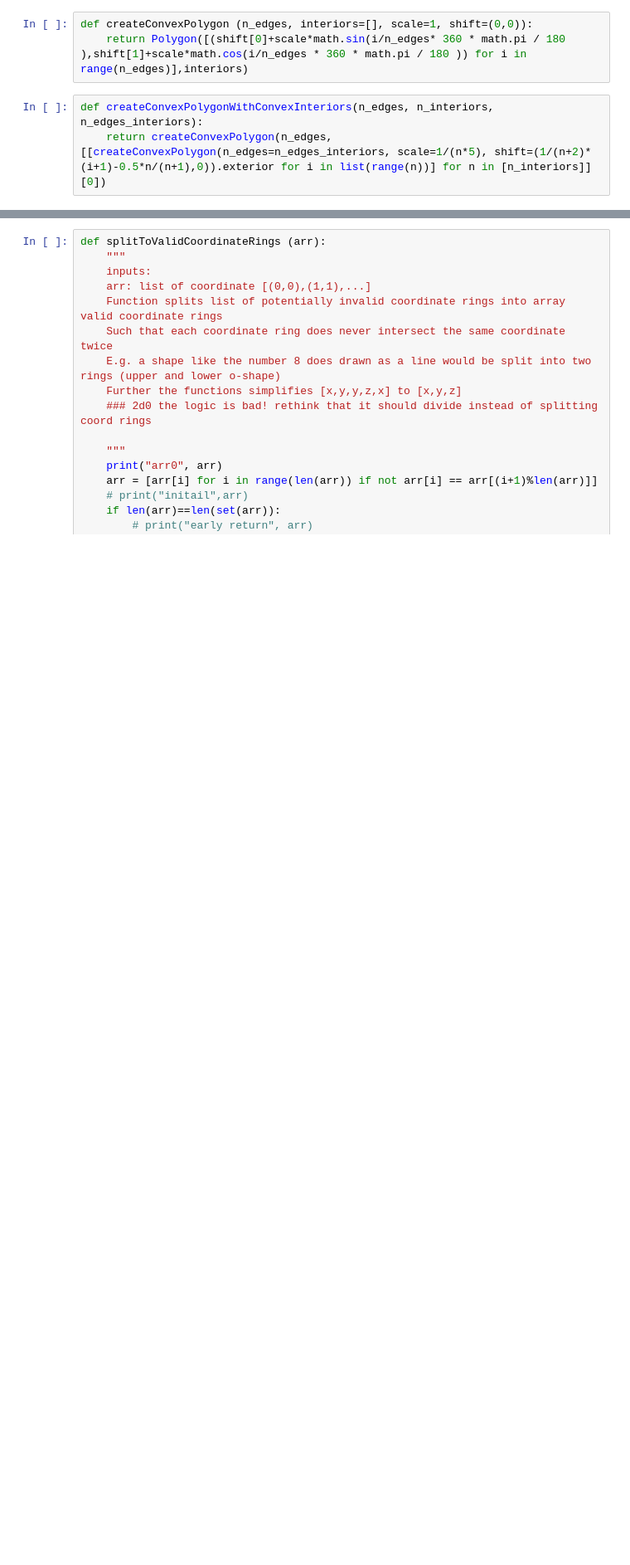
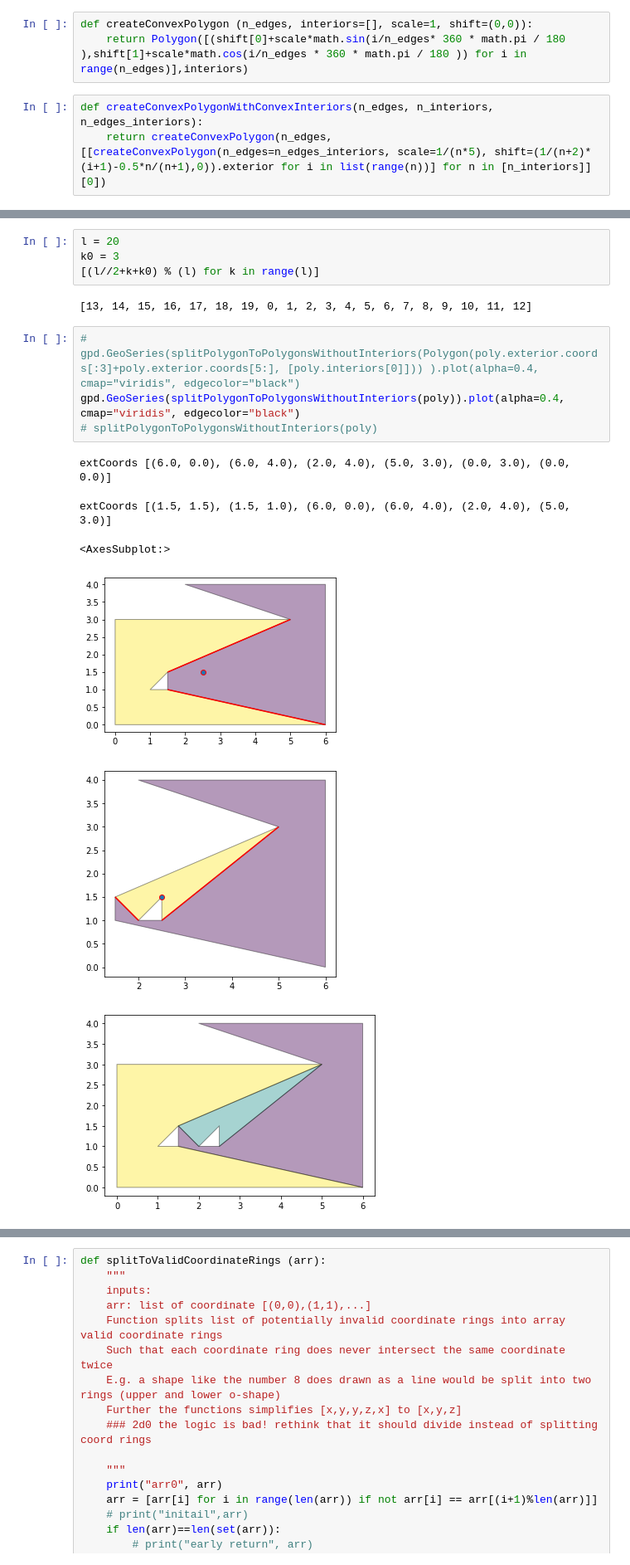
Before and after one commit to maximylius/shadow_projection_2D, a Jupyter notebook: shadows.ipynb, the cells around one changed output, grey strips where cells are left out. Shown at 83% size. Cells and saved outputs as stored; diff of their text form; blank space fills up the shorter version.

Commit message:
got splitPolygonToPolygonsWithoutInteriors working

```diff
--- a/shadows.ipynb
+++ b/shadows.ipynb
@@ -28,0 +102,17 @@ def createConvexPolygonWithConvexInteriors(n_edges, n_interiors, n_edges_interio
+# %%
+l = 20
+k0 = 3
+[(l//2+k+k0) % (l) for k in range(l)]
+# %% [output]
+[13, 14, 15, 16, 17, 18, 19, 0, 1, 2, 3, 4, 5, 6, 7, 8, 9, 10, 11, 12]
+# %%
+# gpd.GeoSeries(splitPolygonToPolygonsWithoutInteriors(Polygon(poly.exterior.coords[:3]+poly.exterior.coords[5:], [poly.interiors[0]])) ).plot(alpha=0.4, cmap="viridis", edgecolor="black")
+gpd.GeoSeries(splitPolygonToPolygonsWithoutInteriors(poly)).plot(alpha=0.4, cmap="viridis", edgecolor="black")
+# splitPolygonToPolygonsWithoutInteriors(poly)
+# %% [output]
+extCoords [(6.0, 0.0), (6.0, 4.0), (2.0, 4.0), (5.0, 3.0), (0.0, 3.0), (0.0, 0.0)]
+extCoords [(1.5, 1.5), (1.5, 1.0), (6.0, 0.0), (6.0, 4.0), (2.0, 4.0), (5.0, 3.0)]
+<AxesSubplot:>
+[figure, added]
+[figure, added]
+[figure, added]
```
Also changed, not shown: parts of 20 cells of this notebook.
